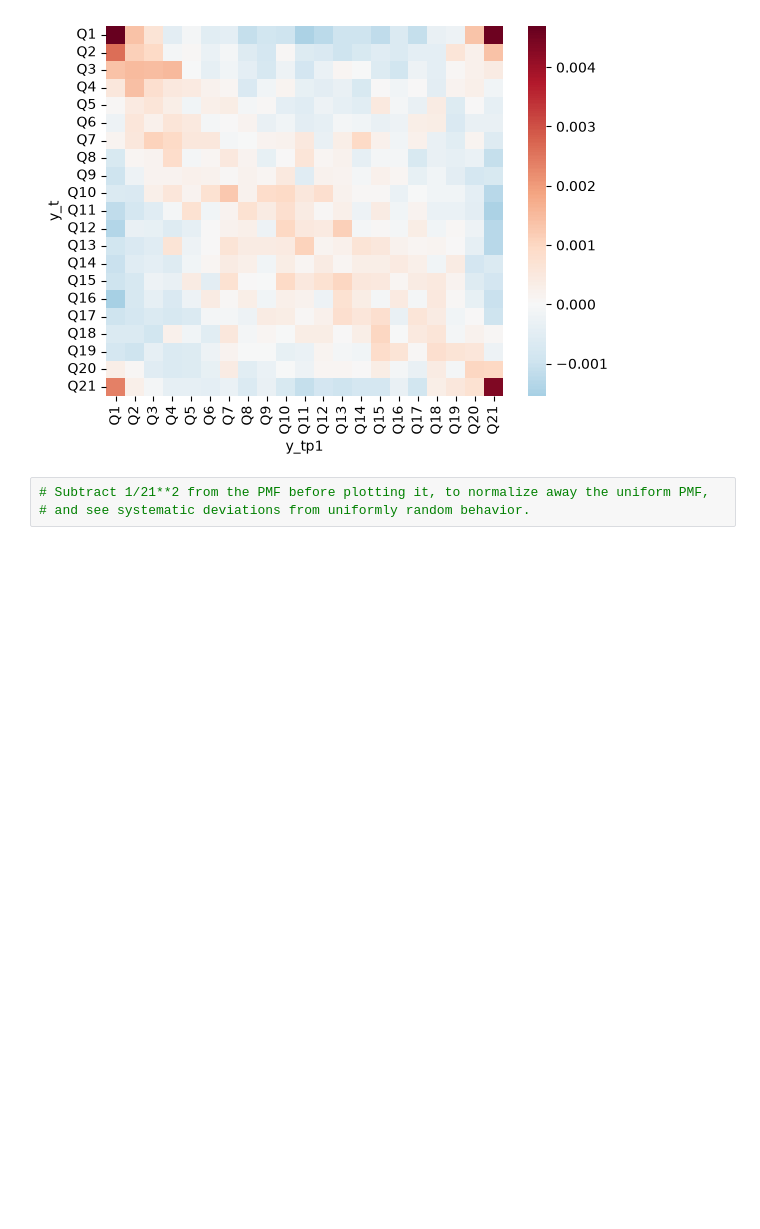
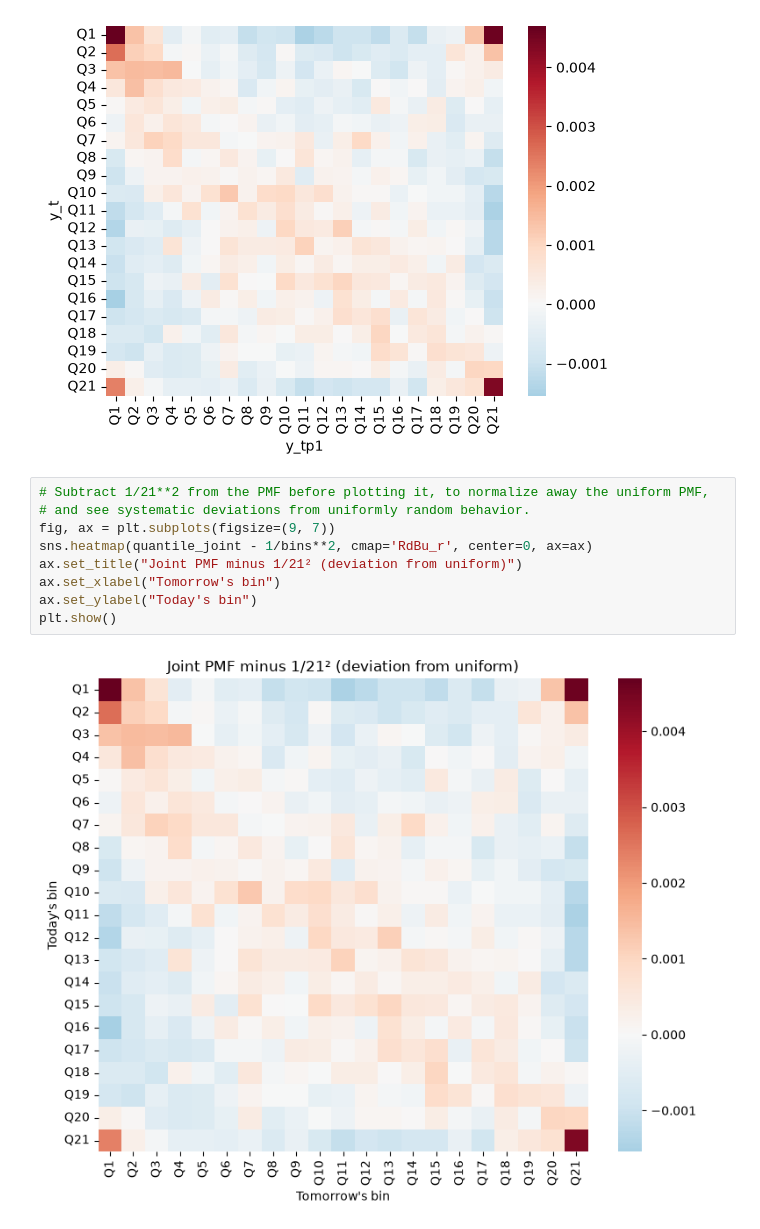
Before and after one commit to cejones8/UU_Labs, a Jupyter notebook: Lab 8/Thursday_lab/lab08_inclass.ipynb, the cells around one changed output. Drawn from its saved outputs; the diff is of its cells as text; blank space fills up the shorter version.

```diff
--- a/Lab 8/Thursday_lab/lab08_inclass.ipynb
+++ b/Lab 8/Thursday_lab/lab08_inclass.ipynb
@@ -330,6 +328,14 @@ sns.heatmap(quantile_joint - 1/bins**2, cmap='RdBu_r', center=0)
 # %%
 # Subtract 1/21**2 from the PMF before plotting it, to normalize away the uniform PMF,
 # and see systematic deviations from uniformly random behavior.
+fig, ax = plt.subplots(figsize=(9, 7))
+sns.heatmap(quantile_joint - 1/bins**2, cmap='RdBu_r', center=0, ax=ax)
+ax.set_title("Joint PMF minus 1/21² (deviation from uniform)")
+ax.set_xlabel("Tomorrow's bin")
+ax.set_ylabel("Today's bin")
+plt.show()
+# %% [output]
+[figure, added]
 # %% [markdown]
 <div class='alert alert-info'><b>Answer the following:</b>
 
```
Also changed, not shown: parts of 12 cells of this notebook.
